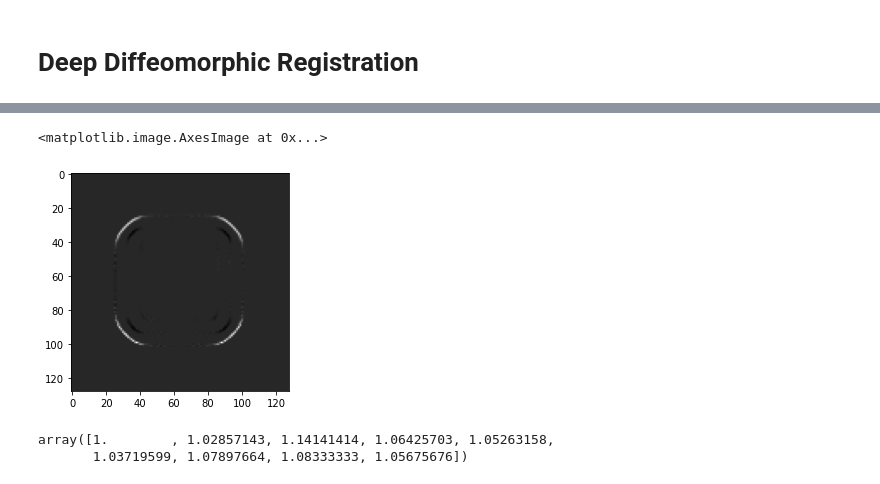
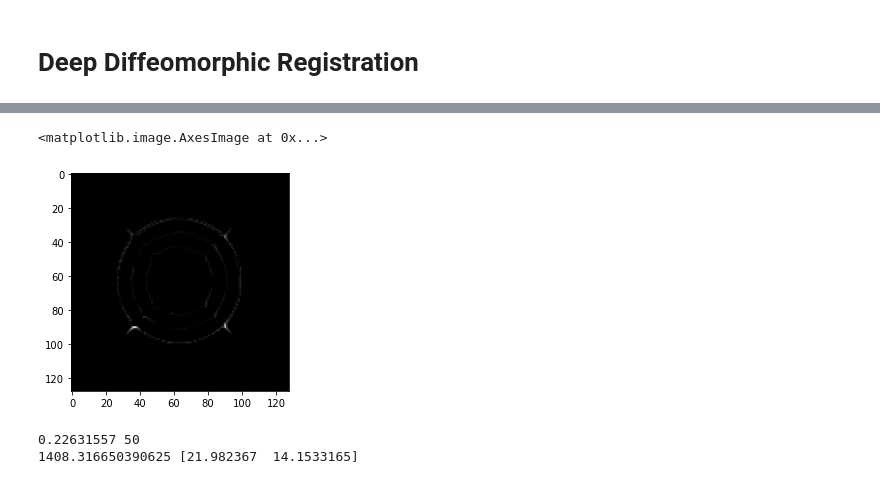
Before and after one commit to SaJoke/Image-Registraion, a Jupyter notebook: Deep Diffeomorphic Registration.ipynb, the cells around one changed output, grey strips where cells are left out. Cells and saved outputs as stored; diff of their text form; code cells hidden in the pictures.

```diff
--- a/Deep Diffeomorphic Registration.ipynb
+++ b/Deep Diffeomorphic Registration.ipynb
@@ -332,0 +206,5 @@ SSD+h_new 45.654170989990234
+# %%
+warped_img_start, T_start = diff_dem(ref_img,temp_img,0)
+update_h = 50
+update_T = update_h*1
+swicth_h_n_T = 40
@@ -332,0 +215,31 @@ SSD+h_new 45.654170989990234
+# %%
+'''heatmap_model.set_weights(Wsave) #reinitailize all weights
+
+optimizer = tf.keras.optimizers.SGD(learning_rate=1e-7)
+
+warped_img_s,T_s = warped_img_start,T_start
+hms = 0*ref_img
+ssd = tf.reduce_sum((ref_img-warped_img_s)**2)
+SSDs1 = [[ssd,ssd]]
+
+warped_img_s,T_s = diff_dem(ref_img,temp_img,update_T,displacement_field=T_s)
+for j in range(swicth_h_n_T):
+    warped_img_s,T_s = diff_dem(ref_img+hms,temp_img,update_T,displacement_field=T_s)
+    for _ in range(update_h):
+        with tf.GradientTape() as tape:
+            input_img = tf.expand_dims(tf.tile(tf.expand_dims(ref_img,-1),(1,1,3)),0)
+            h = tf.squeeze(heatmap_model(input_img))
+            hms = hm_fn(h,step_t=1e-5,dc_eps=1e-1)
+            loss_value = tf.reduce_sum((ref_img+hms-warped_img_s)**2)
+            print(np.max(abs(hms)),'\t',float(loss_value))
+        grads = tape.gradient(loss_value, heatmap_model.trainable_weights)
+        optimizer.apply_gradients(zip(grads, heatmap_model.trainable_weights))
+
+    print(j+1)
+    SSDs1.append([tf.reduce_sum((ref_img-warped_img_s)**2),loss_value])
+
+
+
+SSDs1 = np.array(SSDs1)
+SSD1 = np.transpose(SSDs1)'''
+print()
@@ -354,5 +368,5 @@ u_4.plot_surface(X, Y, hm_new, cmap=cm.coolwarm,linewidth=0, antialiased=False)
 # %%
-plt.imshow(warped_img_new-warped_img,cmap='gray')
+plt.imshow(abs(warped_img_h-warped_img),cmap='gray',vmin=0,vmax=1)
 # %% [output]
 <matplotlib.image.AxesImage at 0x...>
-[figure, old version]
+[figure, new version]
@@ -389,9 +373,7 @@ u_1.plot_surface(X, Y, h, cmap=cm.coolwarm,linewidth=0, antialiased=False)
-# %%
-a = [9,35,99,249 ,399 ,699, 899, 1800 ,3700]
-b = [9 ,36 ,113, 265 ,420 ,725, 970 ,1950, 3910]
-a = np.array(a)
-b = np.array(b)
-b/a
-# %% [output]
-array([1.        , 1.02857143, 1.14141414, 1.06425703, 1.05263158,
-       1.03719599, 1.07897664, 1.08333333, 1.05675676])
+# %%
+print(np.max(abs(hm)),update_T)
+tss = float(tf.reduce_sum((ref_img-diff_dem(ref_img,temp_img,0)[0])**2))
+print(tss,SSDs[:,-1]*tss)
+# %% [output]
+0.22631557 50
+1408.316650390625 [21.982367  14.1533165]
```
Also changed, not shown: parts of 19 cells of this notebook.
